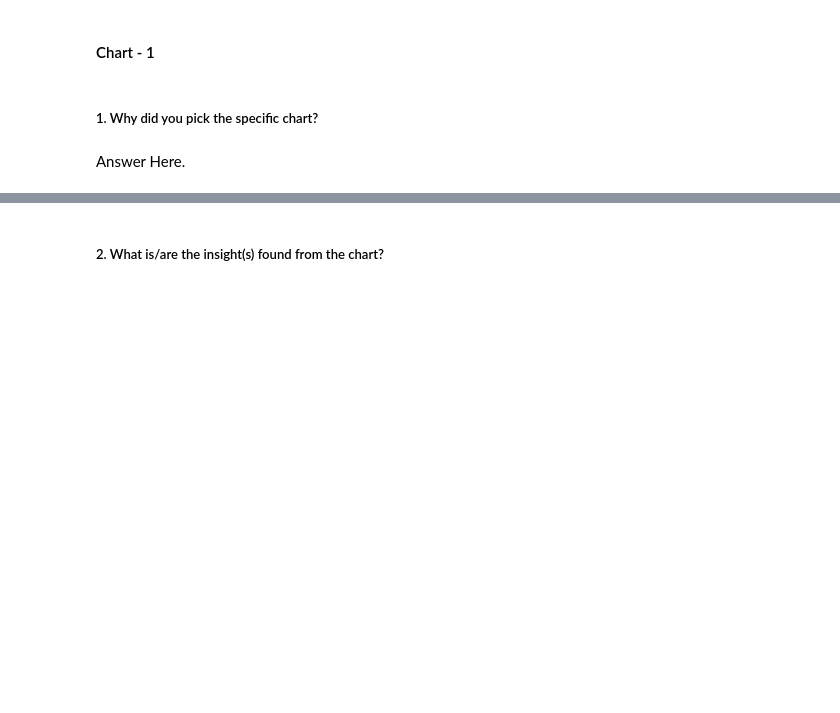
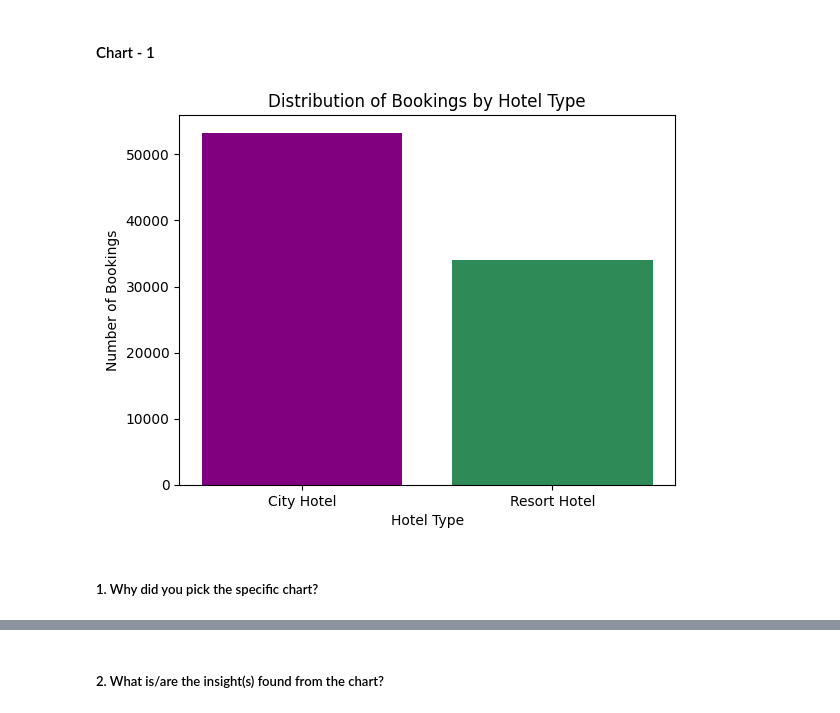
Before and after one commit to Sonall2023/Capstone_EDA_Hotel_booking, a Jupyter notebook: Hotel_Booking_Analysis.ipynb, the cells around one changed output, grey strips where cells are left out. Saved outputs shown, nothing was run; the diff lists cells and outputs as text; code cells hidden in the pictures; blank space fills up the shorter version.

```diff
--- a/Hotel_Booking_Analysis.ipynb
+++ b/Hotel_Booking_Analysis.ipynb
@@ -496,0 +489,2 @@ It is clear, that the dataset being reviewed does not have any null values.
+# %%
+Hotel_df.drop(Hotel_df[Hotel_df['adults']+Hotel_df['babies']+Hotel_df['children'] == 0].index, inplace = True)
@@ -496,0 +493,12 @@ It is clear, that the dataset being reviewed does not have any null values.
+# %%
+#Converting datatype of columns 'children', 'company' and 'agent' from float to int.
+Hotel_df['children'] = Hotel_df['children'].astype(int)
+Hotel_df['company'] = Hotel_df['company'].astype(int)
+Hotel_df['agent'] = Hotel_df['agent'].astype(int)
+# %%
+# Convert date columns to datetime data type
+Hotel_df['reservation_status_date'] = pd.to_datetime(Hotel_df['reservation_status_date'])
+# %%
+# Adding total_nights_stayed = stayed in weekend nights + stayed in week nights
+Hotel_df['total_nights_stayed'] = Hotel_df['stays_in_weekend_nights'] + Hotel_df['stays_in_week_nights']
+Hotel_df.columns
@@ -507,4 +537,15 @@ Answer Here.
+# %%
+# Chart - 1 visualization code
+#custom colors for the bars
+colors = ['purple', 'Seagreen']
+
+# bar plot with custom colors
+plt.bar(Hotel_df['hotel'].value_counts().index,Hotel_df['hotel'].value_counts().values, color=colors)
+plt.xlabel('Hotel Type')
+plt.ylabel('Number of Bookings')
+plt.title('Distribution of Bookings by Hotel Type')
+plt.show()
+# %% [output]
+[figure, added]
 # %% [markdown]
 ##### 1. Why did you pick the specific chart?
-# %% [markdown]
-Answer Here.
```
Also changed, not shown: parts of 65 cells of this notebook.
